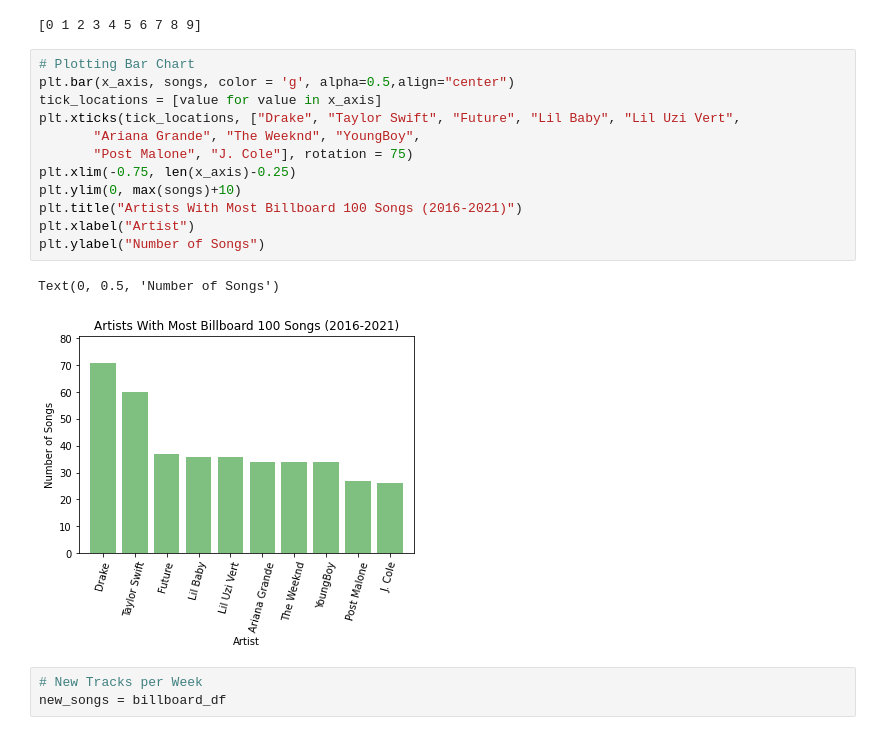
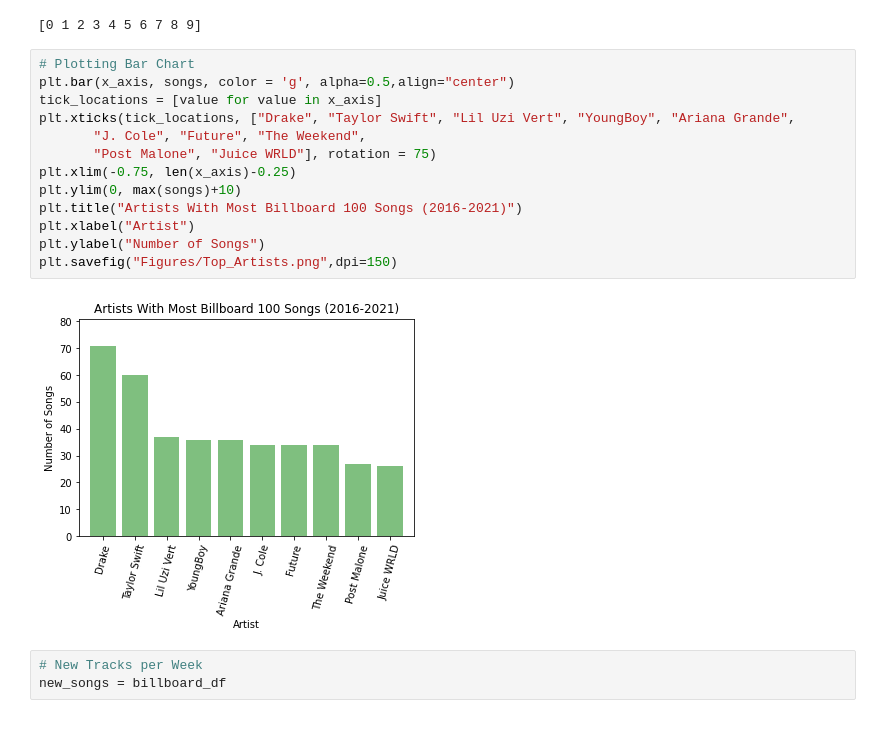
Before and after one commit to lakemp2345/Project-1, a Jupyter notebook: MikesCharts.ipynb, the cells around one changed output. Drawn from its saved outputs; the diff is of its cells as text.

```diff
--- a/MikesCharts.ipynb
+++ b/MikesCharts.ipynb
@@ -156,18 +156,18 @@ print(x_axis)
 # %%
 # Plotting Bar Chart
 plt.bar(x_axis, songs, color = 'g', alpha=0.5,align="center")
 tick_locations = [value for value in x_axis]
-plt.xticks(tick_locations, ["Drake", "Taylor Swift", "Future", "Lil Baby", "Lil Uzi Vert",
-       "Ariana Grande", "The Weeknd", "YoungBoy",
-       "Post Malone", "J. Cole"], rotation = 75)
+plt.xticks(tick_locations, ["Drake", "Taylor Swift", "Lil Uzi Vert", "YoungBoy", "Ariana Grande",
+       "J. Cole", "Future", "The Weekend",
+       "Post Malone", "Juice WRLD"], rotation = 75)
 plt.xlim(-0.75, len(x_axis)-0.25)
 plt.ylim(0, max(songs)+10)
 plt.title("Artists With Most Billboard 100 Songs (2016-2021)")
 plt.xlabel("Artist")
 plt.ylabel("Number of Songs")
+plt.savefig("Figures/Top_Artists.png",dpi=150)
 # %% [output]
-Text(0, 0.5, 'Number of Songs')
-[figure, old version]
+[figure, new version]
 # %%
 # New Tracks per Week
 new_songs = billboard_df
```
Also changed, not shown: parts of 13 cells of this notebook, 18 other files.
